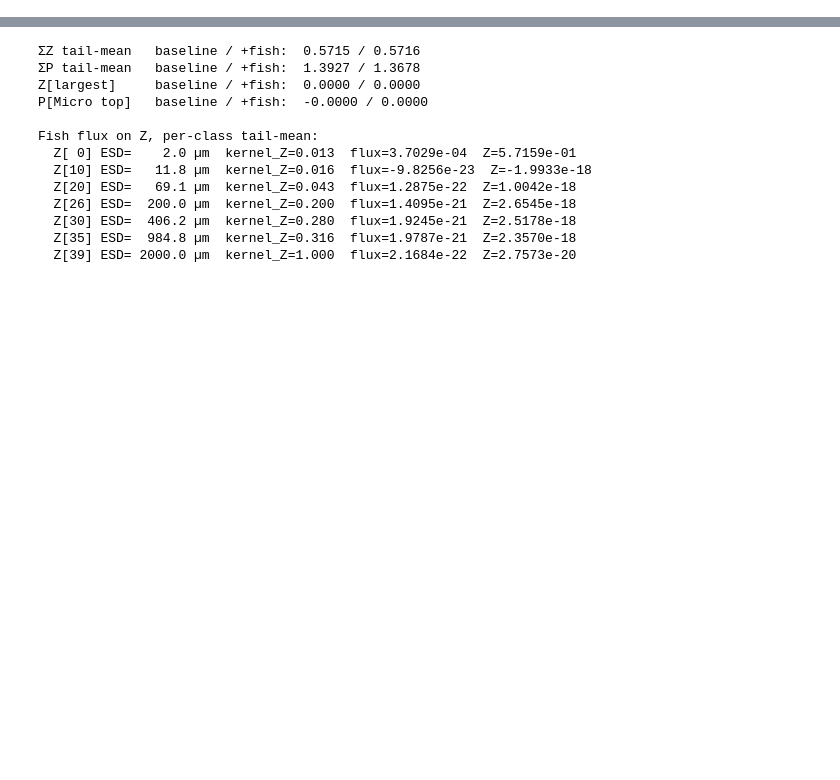
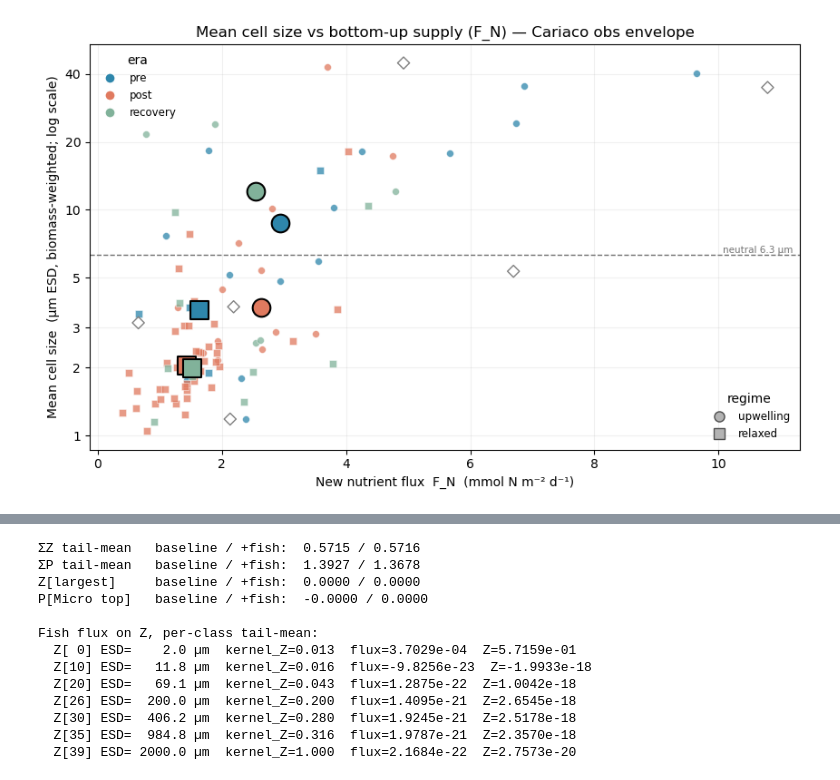
Before and after one commit to ben1post/SSMCariaco, a Jupyter notebook: plots/TestQuickPlots.ipynb, the cells around one changed output, grey strips where cells are left out. Cells and saved outputs as stored; diff of their text form; code cells hidden in the pictures; blank space fills up the shorter version.

```diff
--- a/plots/TestQuickPlots.ipynb
+++ b/plots/TestQuickPlots.ipynb
@@ -111,0 +245,48 @@ recovery          14  -1.093 -1.051
+# %%
+import numpy as np, pandas as pd, matplotlib.pyplot as plt
+from matplotlib.lines import Line2D
+from cariaco_obs import DEFAULT_CSV_PATH
+
+df = pd.read_csv(DEFAULT_CSV_PATH, parse_dates=['date'])
+df = df[df['regime_adjusted'].isin(['upwelling', 'relaxed'])].copy()
+df['era'] = np.where(df['date'].dt.year < 2005, 'pre',
+            np.where(df['date'].dt.year < 2014, 'post', 'recovery'))
+sub = df.dropna(subset=['size_centroid', 'FN_mmolN_m2_d'])
+
+era_col = {'pre': '#2E86AB', 'post': '#E07A5F', 'recovery': '#81B29A'}
+reg_mk  = {'upwelling': 'o', 'relaxed': 's'}
+um_ticks = [1, 2, 3, 5, 10, 20, 40]; NEUTRAL = 0.80
+
+fig, ax = plt.subplots(figsize=(8.6, 5.4))
+for e, c in era_col.items():
+    for r, m in reg_mk.items():
+        s = sub[(sub.era == e) & (sub.regime_adjusted == r)]
+        ax.scatter(s.FN_mmolN_m2_d, s.size_centroid, c=c, marker=m, s=32,
+                   edgecolor='white', linewidth=0.4, alpha=0.75, zorder=3)
+        if len(s) >= 3:                                    # era×regime median anchor
+            ax.scatter(s.FN_mmolN_m2_d.median(), s.size_centroid.median(), c=c, marker=m,
+                       s=200, edgecolor='black', linewidth=1.5, zorder=5)
+ax.axhline(NEUTRAL, color='0.45', ls='--', lw=1)
+ax.text(0.99, NEUTRAL, 'neutral 6.3 µm', transform=ax.get_yaxis_transform(),
+        ha='right', va='bottom', fontsize=7.5, color='0.45')
+ax.set_yticks([np.log10(u) for u in um_ticks]); ax.set_yticklabels(um_ticks)
+ax.set_ylabel('Mean cell size  (µm ESD, biomass-weighted; log scale)')
+ax.set_xlabel('New nutrient flux  F_N  (mmol N m⁻² d⁻¹)')
+ax.set_title('Mean cell size vs bottom-up supply (F_N) — Cariaco obs envelope')
+leg1 = ax.legend(handles=[Line2D([0], [0], marker='o', color='w', markerfacecolor=c,
+                  markersize=8, label=e) for e, c in era_col.items()],
+                 title='era', loc='upper left', frameon=False, fontsize=8.5)
+ax.add_artist(leg1)
+ax.legend(handles=[Line2D([0], [0], marker=m, color='0.3', markerfacecolor='0.7',
+          markersize=8, label=r, linestyle='') for r, m in reg_mk.items()],
+          title='regime', loc='lower right', frameon=False, fontsize=8.5)
+ax.grid(alpha=0.18)
+
+# check transitional months:
+t = pd.read_csv(DEFAULT_CSV_PATH, parse_dates=['date'])
+t = t[t.regime_adjusted == 'transition'].dropna(subset=['size_centroid', 'FN_mmolN_m2_d'])
+ax.scatter(t.FN_mmolN_m2_d, t.size_centroid, facecolor='none', edgecolor='0.5',
+           marker='D', s=45, linewidth=1.0, label='transition', zorder=4)
+plt.tight_layout(); plt.show()
+# %% [output]
+[figure, added]
```
Also changed, not shown: parts of 17 cells of this notebook, 3 other files.
